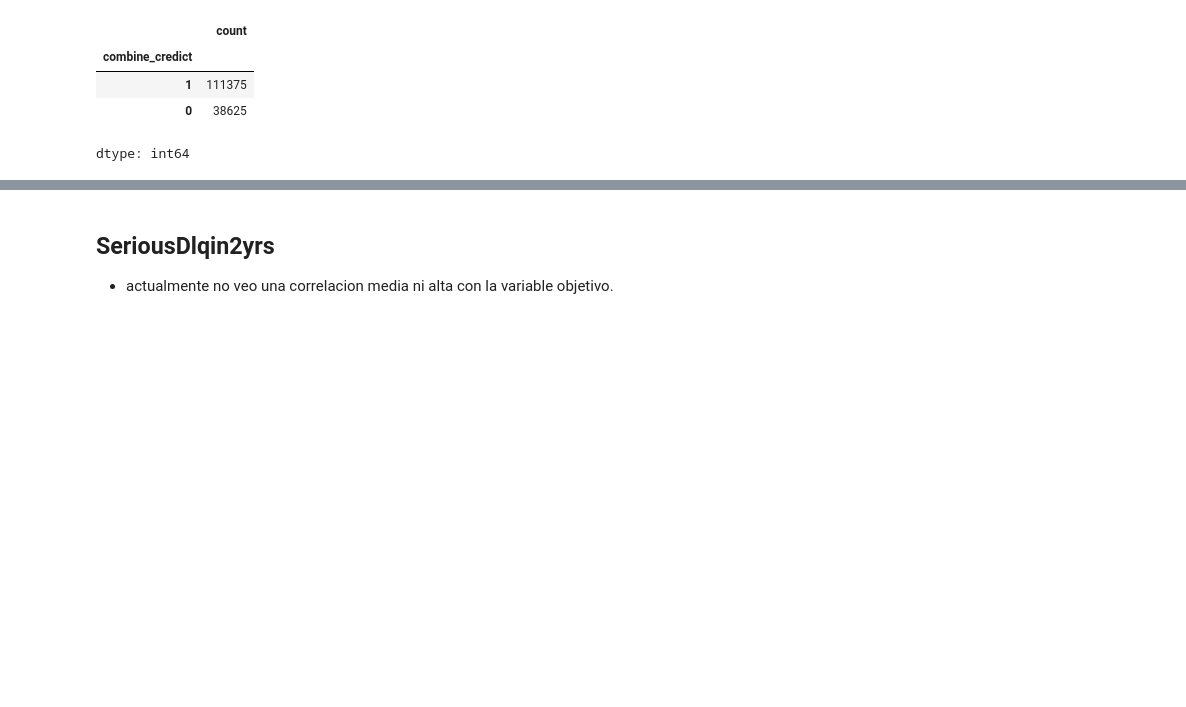
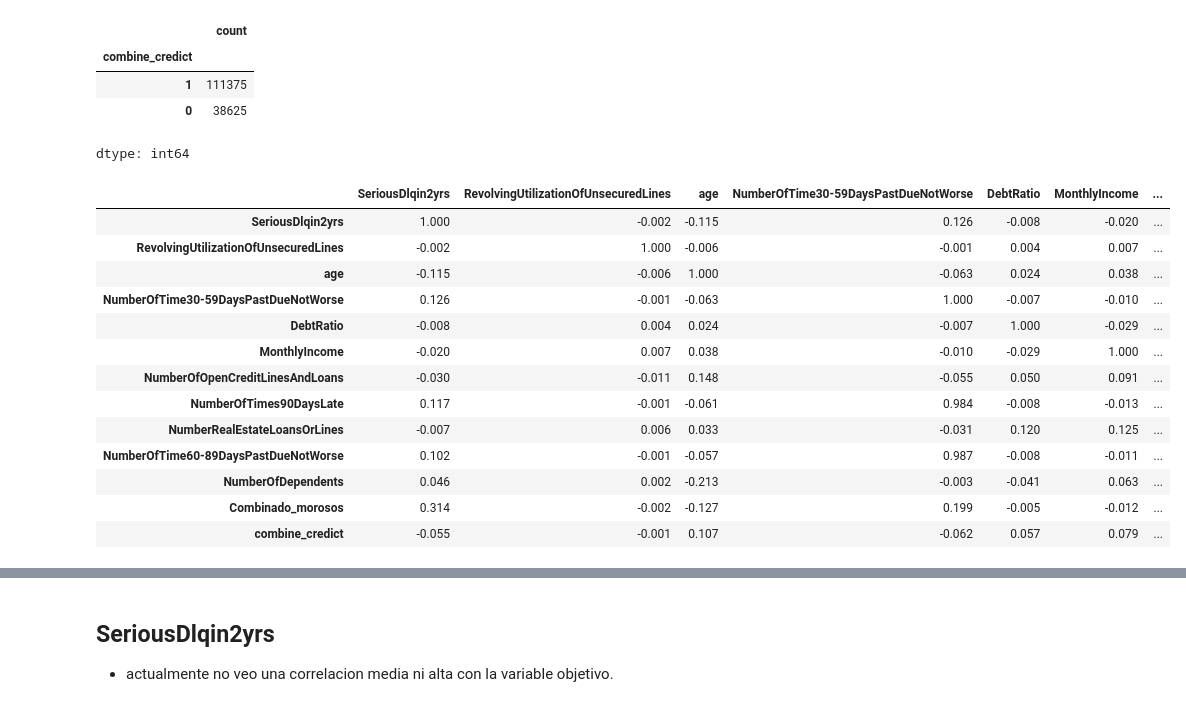
Before and after one commit to THEWACHER1103/analisis_crediticio, a Jupyter notebook: Analisis_crediticio.ipynb, the cells around one changed output, grey strips where cells are left out. Drawn from its saved outputs; the diff is of its cells as text; code cells hidden in the pictures; blank space fills up the shorter version.

```diff
--- a/Analisis_crediticio.ipynb
+++ b/Analisis_crediticio.ipynb
@@ -303,3 +299,23 @@ df['combine_credict'].value_counts()
 | 1 | 111375 |
 | 0 | 38625 |
 dtype: int64
+# %%
+# cree un nuevo dataframe para poder validar los cambios en la matriz nuevamente.
+df_corr = df.drop(columns=['age_group'], errors='ignore')
+corr_matrix_mod = df_corr.corr()
+corr_matrix_mod.round(3)
+# %% [output]
+|  | SeriousDlqin2yrs | RevolvingUtilizationOfUnsecuredLines | age | NumberOfTime30-59DaysPastDueNotWorse | DebtRatio | MonthlyIncome | ... |
+| SeriousDlqin2yrs | 1.000 | -0.002 | -0.115 | 0.126 | -0.008 | -0.020 | ... |
+| RevolvingUtilizationOfUnsecuredLines | -0.002 | 1.000 | -0.006 | -0.001 | 0.004 | 0.007 | ... |
+| age | -0.115 | -0.006 | 1.000 | -0.063 | 0.024 | 0.038 | ... |
+| NumberOfTime30-59DaysPastDueNotWorse | 0.126 | -0.001 | -0.063 | 1.000 | -0.007 | -0.010 | ... |
+| DebtRatio | -0.008 | 0.004 | 0.024 | -0.007 | 1.000 | -0.029 | ... |
+| MonthlyIncome | -0.020 | 0.007 | 0.038 | -0.010 | -0.029 | 1.000 | ... |
+| NumberOfOpenCreditLinesAndLoans | -0.030 | -0.011 | 0.148 | -0.055 | 0.050 | 0.091 | ... |
+| NumberOfTimes90DaysLate | 0.117 | -0.001 | -0.061 | 0.984 | -0.008 | -0.013 | ... |
+| NumberRealEstateLoansOrLines | -0.007 | 0.006 | 0.033 | -0.031 | 0.120 | 0.125 | ... |
+| NumberOfTime60-89DaysPastDueNotWorse | 0.102 | -0.001 | -0.057 | 0.987 | -0.008 | -0.011 | ... |
+| NumberOfDependents | 0.046 | 0.002 | -0.213 | -0.003 | -0.041 | 0.063 | ... |
+| Combinado_morosos | 0.314 | -0.002 | -0.127 | 0.199 | -0.005 | -0.012 | ... |
+| combine_credict | -0.055 | -0.001 | 0.107 | -0.062 | 0.057 | 0.079 | ... |
```
Also changed, not shown: parts of 13 cells of this notebook.
